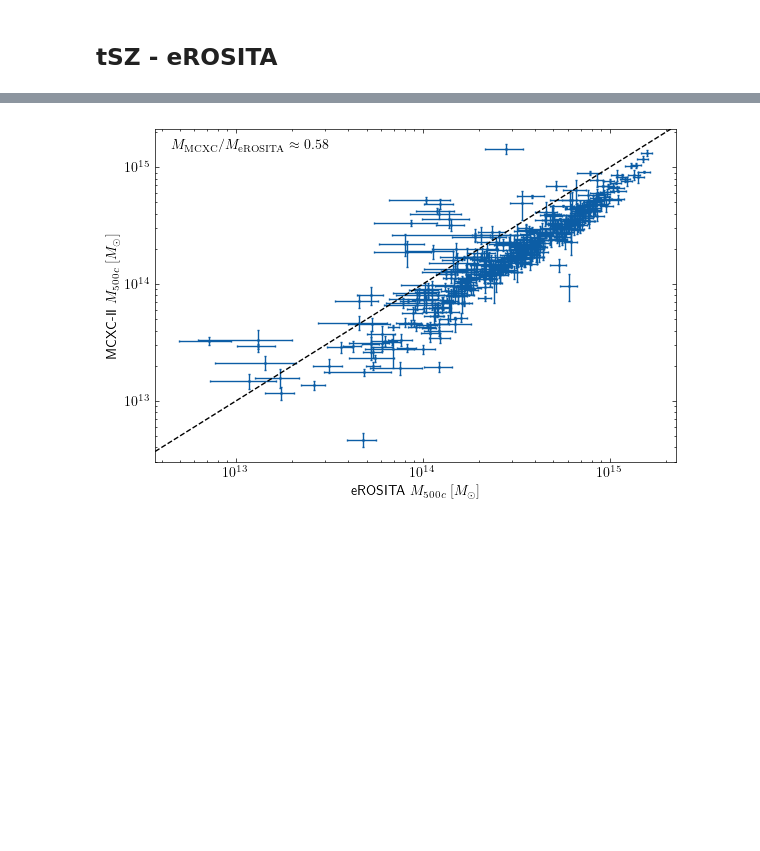
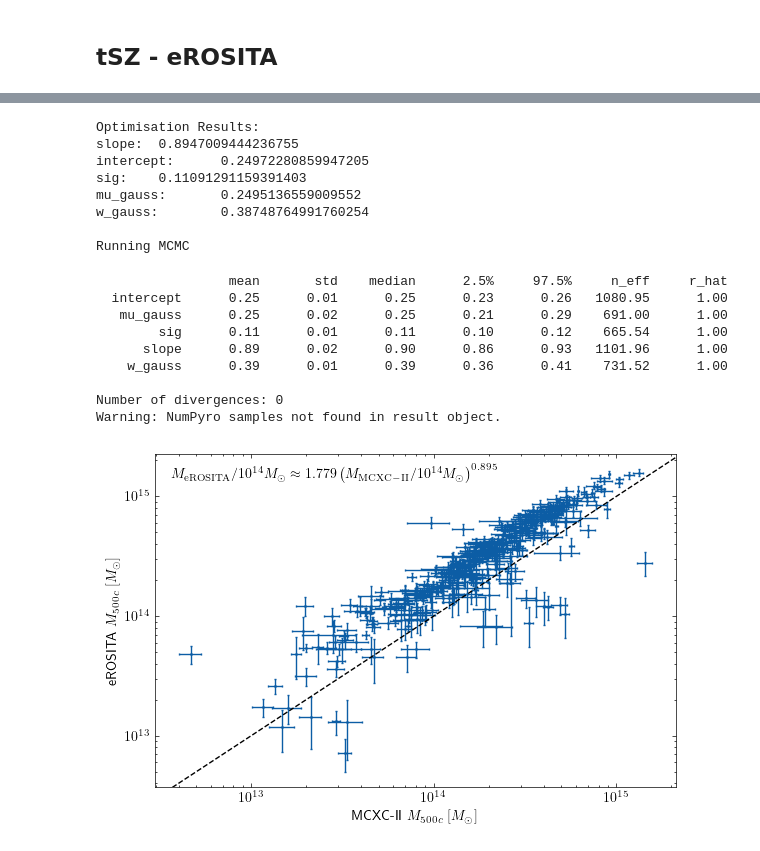
Before and after one commit to Richard-Sti/CMBOlympics, a Jupyter notebook: notebooks/comparison_mass_xray_tSZ.ipynb, the cells around one changed output, grey strips where cells are left out. Cells and saved outputs as stored; diff of their text form; code cells hidden in the pictures; blank space fills up the shorter version.

Commit message:
Add roxy mass scaling

```diff
--- a/notebooks/comparison_mass_xray_tSZ.ipynb
+++ b/notebooks/comparison_mass_xray_tSZ.ipynb
@@ -23,14 +25,21 @@ Removing 1805 eRASS entries with M500 = -1.
 matches, ang_sep, dcz = cmbo.io.match_planck_to_mcxc(data_tSZ, data_MCXC, max_cz_diff_kms=500)
 tSZ_matched, MCXC_matched = cmbo.io.build_matched_catalogues(data_tSZ, data_MCXC, matches)
 
-M_tSZ = tSZ_matched["msz"] * 1e14
-e_M_tSZ = 0.5 * (tSZ_matched["msz_err_up"] + tSZ_matched["msz_err_low"]) * 1e14
+M_tSZ = tSZ_matched["M500"]
+e_M_tSZ = tSZ_matched["eM500"]
 
-M_xray = MCXC_matched["M500"] * 1e14
-e_M_xray = 0.5 * (MCXC_matched["ERRPM500"] + MCXC_matched["ERRMM500"]) * 1e14
+M_xray = MCXC_matched["M500"]
+e_M_xray = MCXC_matched["eM500"]
 
+fitter = cmbo.utils.LinearRoxyFitter()
+res = fitter.fit(
+    np.log10(M_tSZ), np.log10(M_xray),
+    xerr=e_M_tSZ / (M_tSZ * np.log(10)), yerr=e_M_xray / (M_xray * np.log(10)),
+    method="mnr", x_pivot=14, y_pivot=14, nsamp=1000)
+fitter.print_summary()
 
-r = np.median(M_tSZ / M_xray)
+a = np.mean(res["slope"])
+b = np.mean(res["intercept"])
 
 with plt.style.context('science'):
     fig, ax = plt.subplots(figsize=(6,4))
@@ -47,7 +56,8 @@ with plt.style.context('science'):
 
     ax.text(
         0.03, 0.97,
-        rf"$M_{{\rm MCXC-II}}/M_{{\rm tSZ}} \approx {r:.2f}$",
+        rf"$M_{{\rm MCXC-II}} / 10^{{14}} M_\odot \approx {{{10**b:.3f}}}"
+        rf"\left(M_{{\rm tSZ}}/ 10^{{14}} M_\odot\right)^{{{a:.3f}}}$",
         transform=ax.transAxes,
         va="top", ha="left"
     )
@@ -108,42 +159,67 @@ MCXC_matched, eRASS_matched = cmbo.io.build_matched_catalogues(
     data_MCXC, data_eRASS, matches
 )
 
-M_MCXC = MCXC_matched["M500"] * 1e14
-e_M_MCXC = 0.5 * (MCXC_matched["ERRPM500"] + MCXC_matched["ERRMM500"]) * 1e14
+M_MCXC = MCXC_matched["M500"]
+e_M_MCXC = MCXC_matched["eM500"]
 
-M_eRASS = eRASS_matched["M500"] * 1e13
-e_M_eRASS = 0.5 * (eRASS_matched["M500_H"] - eRASS_matched["M500_L"]) * 1e13
+M_eRASS = eRASS_matched["M500"]
+e_M_eRASS = eRASS_matched["eM500"]
 
-# --- Ratio estimate ---
-r = np.median(M_MCXC / M_eRASS)
+fitter = cmbo.utils.LinearRoxyFitter()
+res = fitter.fit(
+    np.log10(M_MCXC), np.log10(M_eRASS),
+    xerr=e_M_MCXC / (M_MCXC * np.log(10)), yerr=e_M_eRASS / (M_eRASS * np.log(10)),
+    method="mnr", x_pivot=14, y_pivot=14, nsamp=1000)
+fitter.print_summary()
+
+a = np.mean(res["slope"])
+b = np.mean(res["intercept"])
 
 # --- Plot ---
 with plt.style.context('science'):
     fig, ax = plt.subplots(figsize=(6,4))
 
     ax.errorbar(
-        M_eRASS, M_MCXC,
-        xerr=e_M_eRASS, yerr=e_M_MCXC,
+        M_MCXC, M_eRASS,
+        xerr=e_M_MCXC, yerr=e_M_eRASS,
         fmt='o', capsize=1, ms=1
     )
 
     ax.axline([1e14, 1e14], slope=1, color='k', linestyle='--')
 
     ax.set_xscale("log")
     ax.set_yscale("log")
 
-    ax.set_xlabel(r"eROSITA $M_{500c} ~ [M_\odot]$")
-    ax.set_ylabel(r"MCXC-II $M_{500c} ~ [M_\odot]$")
+    ax.set_xlabel(r"MCXC-II $M_{500c} ~ [M_\odot]$")
+    ax.set_ylabel(r"eROSITA $M_{500c} ~ [M_\odot]$")
 
     ax.text(
         0.03, 0.97,
-        rf"$M_{{\rm MCXC}}/M_{{\rm eROSITA}} \approx {r:.2f}$",
+        rf"$M_{{\rm eROSITA}} / 10^{{14}} M_\odot \approx {{{10**b:.3f}}}"
+        rf"\left(M_{{\rm MCXC-II}}/ 10^{{14}} M_\odot\right)^{{{a:.3f}}}$",
         transform=ax.transAxes,
         va="top", ha="left"
     )
 
     fig.tight_layout()
     fig.savefig("/Users/rstiskalek/Downloads/mass_comparison_MCXC_eRASS.png", dpi=300)
     fig.show()
 # %% [output]
+Optimisation Results:
+slope:  0.8947009444236755
+intercept:      0.24972280859947205
+sig:    0.11091291159391403
+mu_gauss:       0.2495136559009552
+w_gauss:        0.38748764991760254
+
+Running MCMC
+                 mean       std    median      2.5%     97.5%     n_eff     r_hat
+  intercept      0.25      0.01      0.25      0.23      0.26   1080.95      1.00
+   mu_gauss      0.25      0.02      0.25      0.21      0.29    691.00      1.00
+        sig      0.11      0.01      0.11      0.10      0.12    665.54      1.00
+      slope      0.89      0.02      0.90      0.86      0.93   1101.96      1.00
+    w_gauss      0.39      0.01      0.39      0.36      0.41    731.52      1.00
+
+Number of divergences: 0
+Warning: NumPyro samples not found in result object.
-[figure, old version]
+[figure, new version]
```
Also changed, not shown: parts of 3 cells of this notebook.
